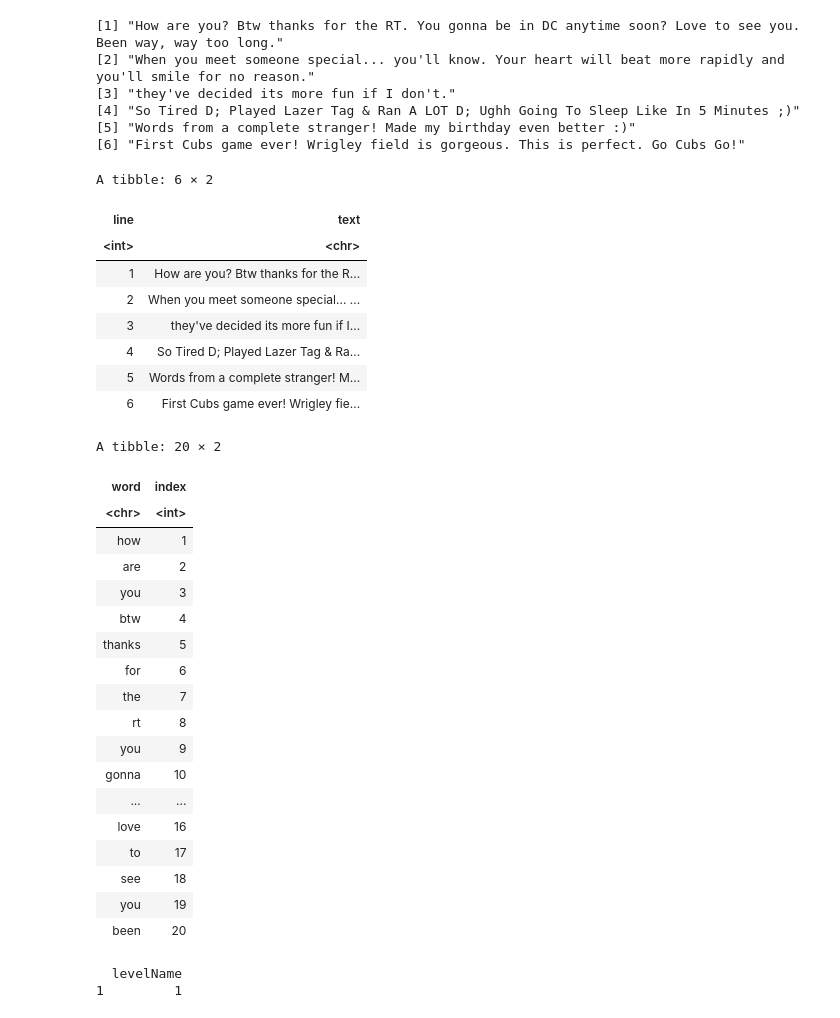
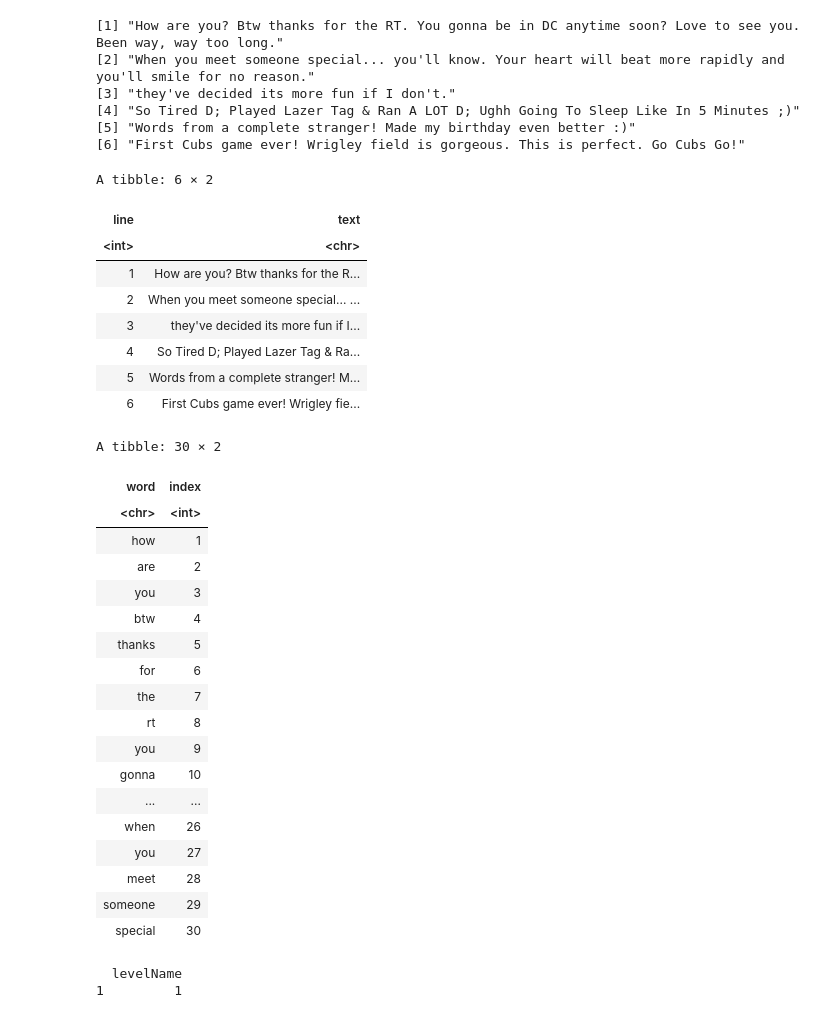
Before and after one commit to tim-fan/coursera_datascience_capstone, a Jupyter notebook: task1_gettingAndCleaningTheData/DiyTree.ipynb, the cells around one changed output. Cells and saved outputs as stored; diff of their text form; code cells hidden in the pictures.

```diff
--- a/task1_gettingAndCleaningTheData/DiyTree.ipynb
+++ b/task1_gettingAndCleaningTheData/DiyTree.ipynb
@@ -63,40 +63,40 @@ words <- text_df %>%
   select(word)
 
 words$index <- 1:nrow(words)
 
 head(text_df)
 
-head(words, 20)
+head(words, 30)
 # tail(words)
 # %% [output]
 A tibble: 6 × 2
 | line | text |
 | <int> | <chr> |
 | 1 | How are you? Btw thanks for the R... |
 | 2 | When you meet someone special... ... |
 | 3 | they've decided its more fun if I... |
 | 4 | So Tired D; Played Lazer Tag & Ra... |
 | 5 | Words from a complete stranger! M... |
 | 6 | First Cubs game ever! Wrigley fie... |
-A tibble: 20 × 2
+A tibble: 30 × 2
 | word | index |
 | <chr> | <int> |
 | how | 1 |
 | are | 2 |
 | you | 3 |
 | btw | 4 |
 | thanks | 5 |
 | for | 6 |
 | the | 7 |
 | rt | 8 |
 | you | 9 |
 | gonna | 10 |
 | ... | ... |
-| love | 16 |
-| to | 17 |
-| see | 18 |
-| you | 19 |
-| been | 20 |
+| when | 26 |
+| you | 27 |
+| meet | 28 |
+| someone | 29 |
+| special | 30 |
 # %%
 #simple test problem
 words <- tibble(
```
Also changed, not shown: parts of 20 cells of this notebook, 1 other file.
